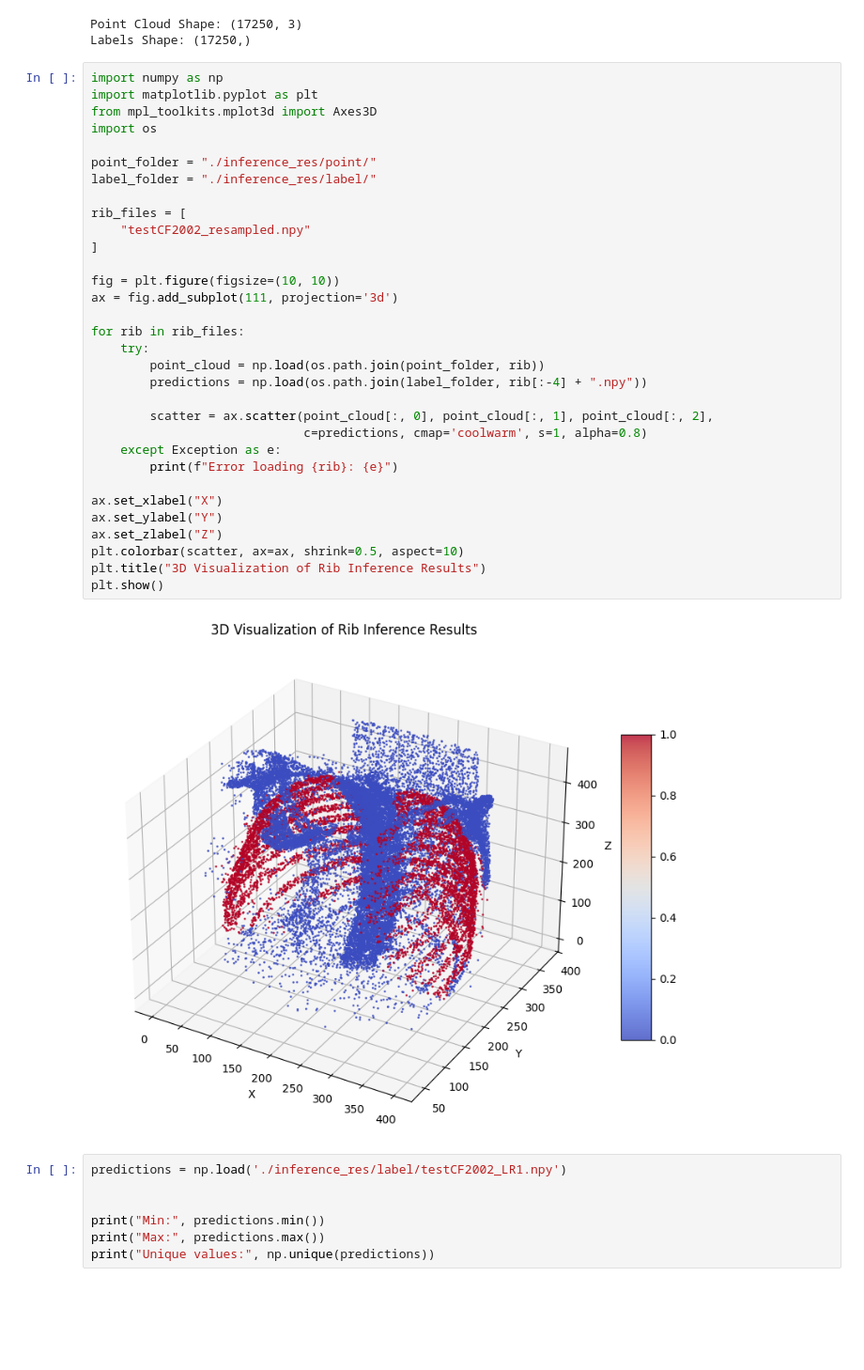
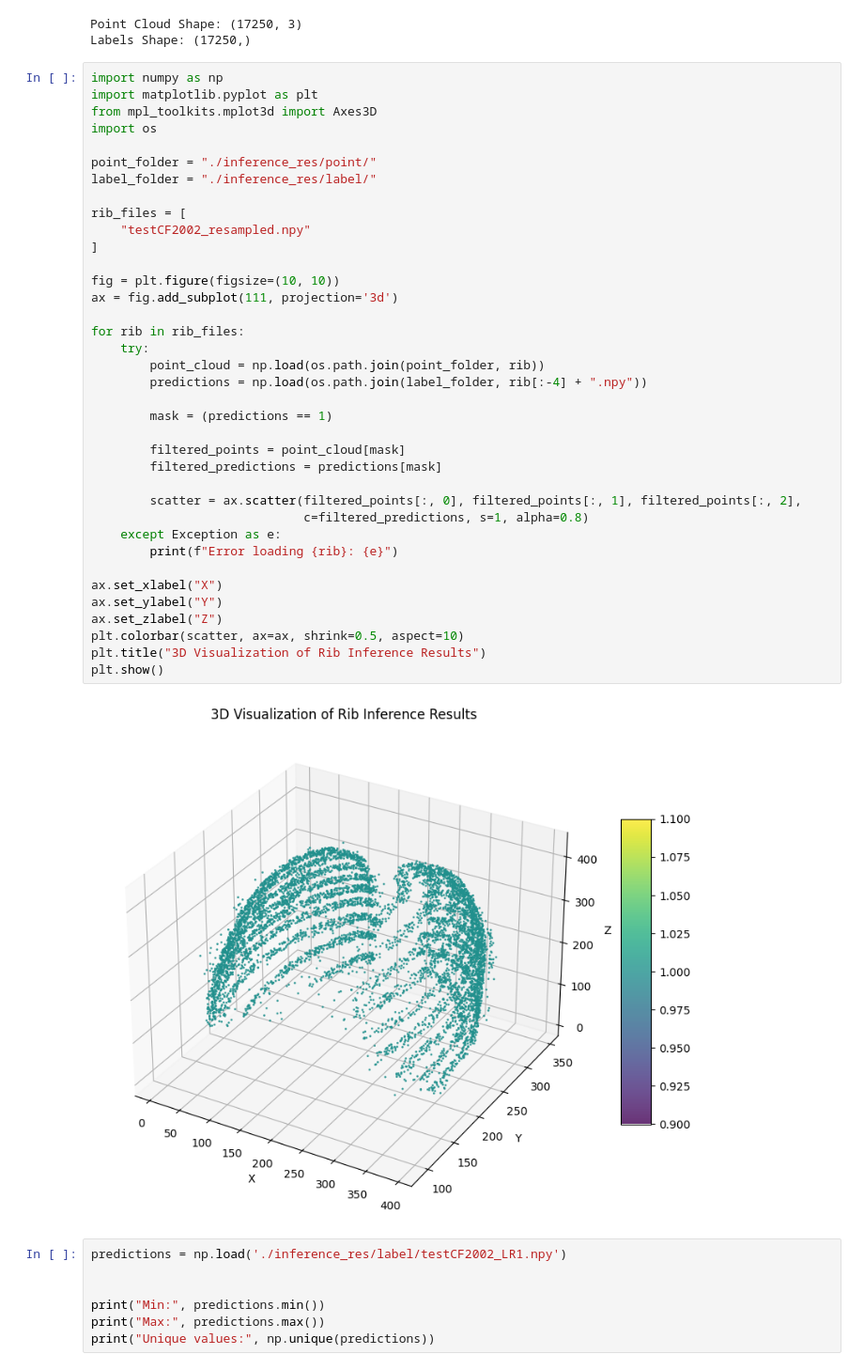
Before and after one commit to zihaohugh/RibSeg, a Jupyter notebook: check.ipynb, the cells around one changed output. Shown at 94% size. Drawn from its saved outputs; the diff is of its cells as text; blank space fills up the shorter version.

```diff
--- a/check.ipynb
+++ b/check.ipynb
@@ -13,36 +13,41 @@ Labels Shape: (17250,)
 import numpy as np
 import matplotlib.pyplot as plt
 from mpl_toolkits.mplot3d import Axes3D
 import os
 
 point_folder = "./inference_res/point/"
 label_folder = "./inference_res/label/"
 
 rib_files = [
     "testCF2002_resampled.npy"
 ]
 
 fig = plt.figure(figsize=(10, 10))
 ax = fig.add_subplot(111, projection='3d')
 
 for rib in rib_files:
     try:
         point_cloud = np.load(os.path.join(point_folder, rib))
         predictions = np.load(os.path.join(label_folder, rib[:-4] + ".npy"))
 
-        scatter = ax.scatter(point_cloud[:, 0], point_cloud[:, 1], point_cloud[:, 2],
-                             c=predictions, cmap='coolwarm', s=1, alpha=0.8)
+        mask = (predictions == 1)
+
+        filtered_points = point_cloud[mask]
+        filtered_predictions = predictions[mask]
+
+        scatter = ax.scatter(filtered_points[:, 0], filtered_points[:, 1], filtered_points[:, 2],
+                             c=filtered_predictions, s=1, alpha=0.8)
     except Exception as e:
         print(f"Error loading {rib}: {e}")
 
 ax.set_xlabel("X")
 ax.set_ylabel("Y")
 ax.set_zlabel("Z")
 plt.colorbar(scatter, ax=ax, shrink=0.5, aspect=10)
 plt.title("3D Visualization of Rib Inference Results")
 plt.show()
 # %% [output]
-[figure, old version]
+[figure, new version]
 # %%
 predictions = np.load('./inference_res/label/testCF2002_LR1.npy')
 
```
